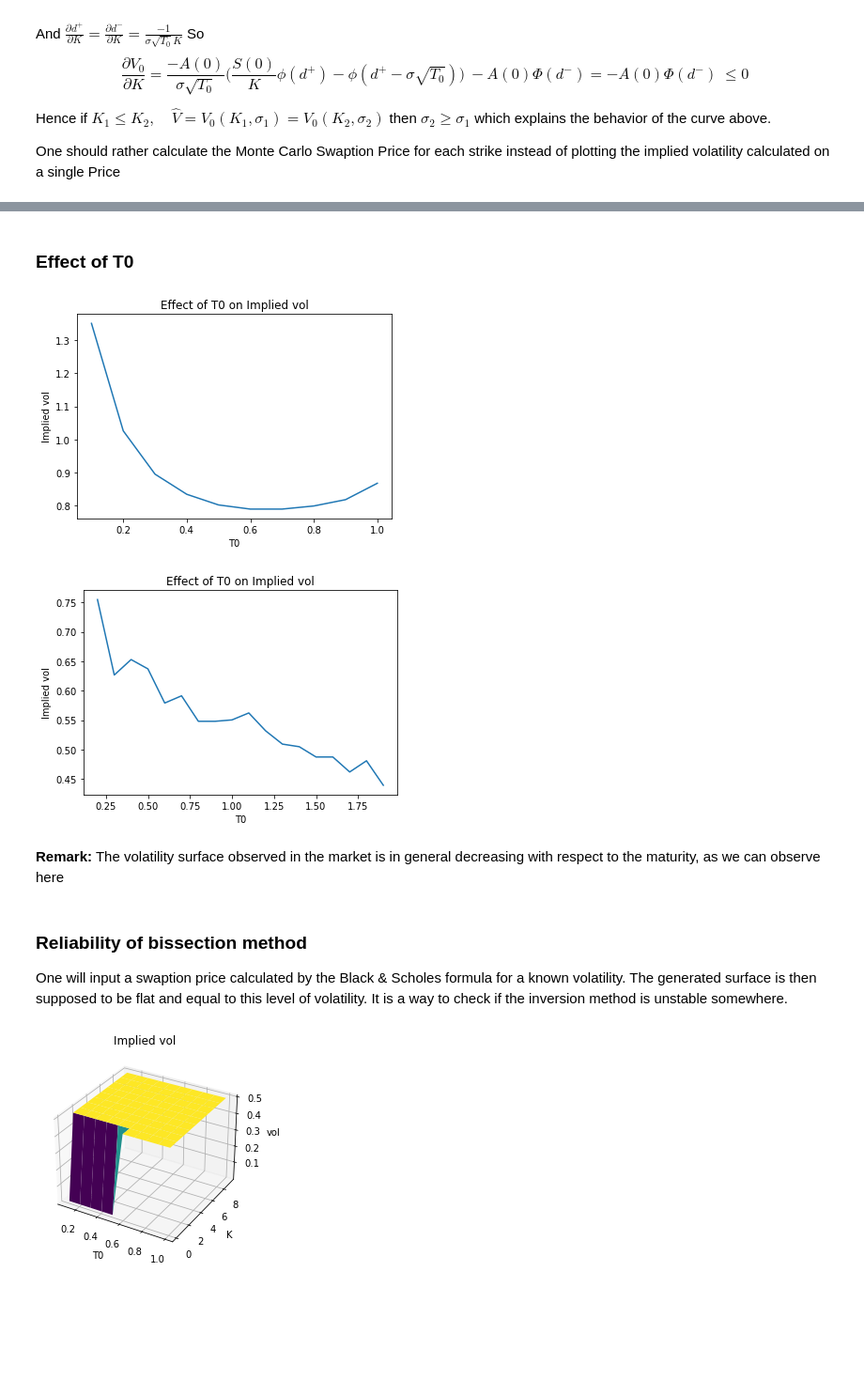
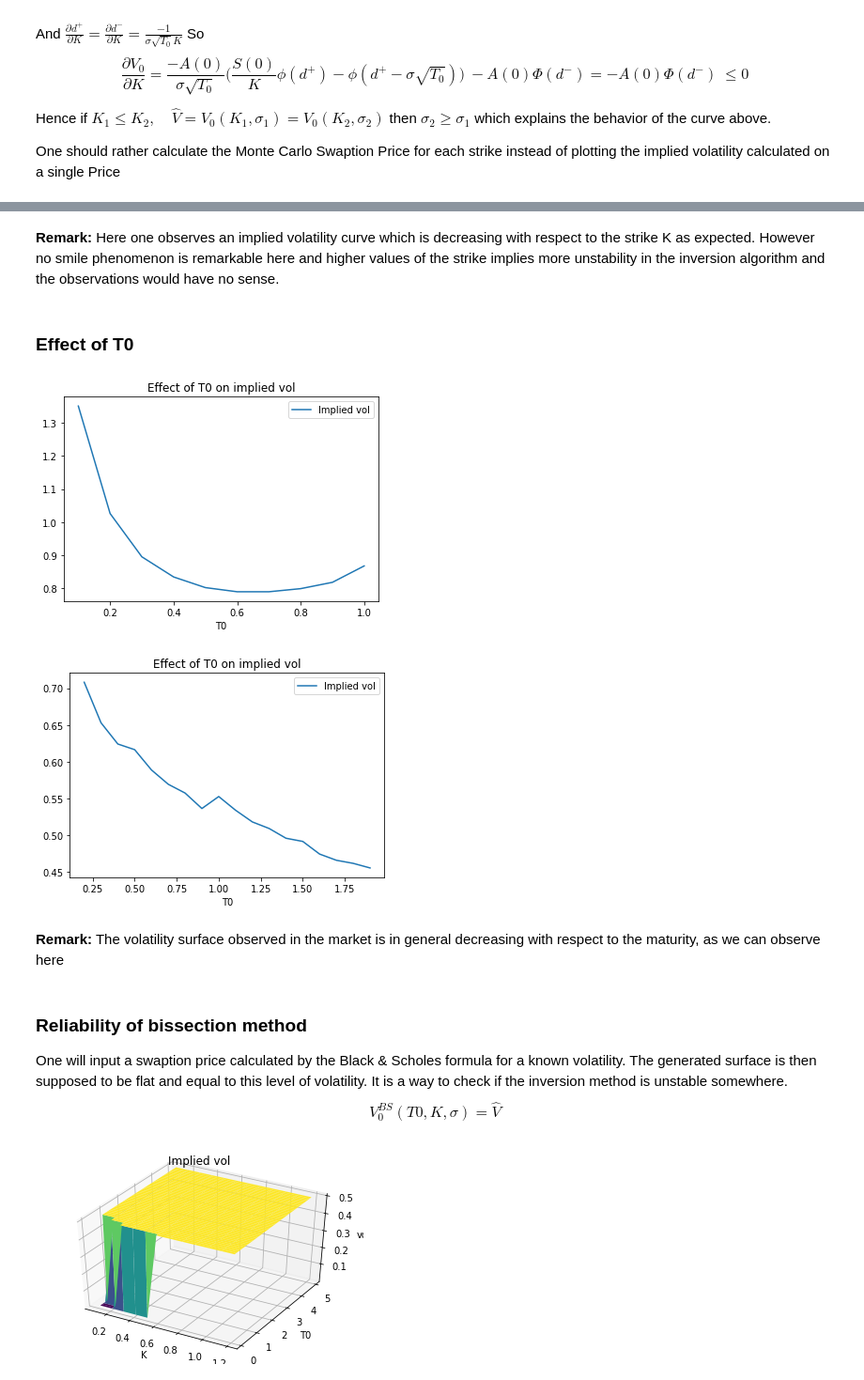
Before and after one commit to AlexisHoussard/Stage-Awalee-2021, a Jupyter notebook: Model v.1.3.ipynb, the cells around one changed output, grey strips where cells are left out. Shown: that part at 94% size. Drawn from its saved outputs; the diff is of its cells as text; code cells hidden in the pictures; blank space fills up the shorter version.

Commit message:
Rectified plotting and new swaption pricing

```diff
--- a/Model v.1.3.ipynb
+++ b/Model v.1.3.ipynb
@@ -91,10 +93,10 @@ def plot_3D(T0s, strikes, Mtm):
 chi = 1
 lmbda = 1
 a = 1
-b = 0
+b = 1
 K = 1
 N = 20
-M = 10000
+M = 100000
 r = 1
 maturities = np.arange(0.5,5)     #tenor structure of the underlying swap T0=1,2...6=TN
 T0 = maturities[0]
@@ -369,15 +368,12 @@ Hence if $K_1 \le K_2, \quad \hat{V} = V_0(K_1,\sigma_1) = V_0(K_2,\sigma_2)$ th
 
 One should rather calculate the Monte Carlo Swaption Price for each strike instead of plotting the implied volatility calculated on a single Price
 # %%
-strikes = np.arange(0.1,4,0.1)
+#MC(K) = BS(K,sigma)
+strikes = np.arange(0.1,5,0.1)
 implied_vol = []
 for k in strikes:
     Price = swaption(M,N,T0,k,lmbda,a,b,chi,bonds,maturities)
     implied_vol.append(bissectrice(10,Price,bonds,k,maturities))
-plt.figure()
-plt.xlabel('strike K')
-plt.ylabel('Implied vol')
-plt.title('Effect of strike on Implied vol')
-plt.plot(strikes,implied_vol)
-plt.show()
+
+plot2D(strikes,implied_vol,'strike K','Implied vol','Effect of strike on implied vol')
 # %% [output]
@@ -385,17 +381,16 @@ plt.show()
+# %% [markdown]
+**Remark:** Here one observes an implied volatility curve which is decreasing with respect to the strike K as expected. However no smile phenomenon is remarkable here and higher values of the strike implies more unstability in the inversion algorithm and the observations would have no sense.
 # %% [markdown]
 ### Effect of T0
 # %%
 T0s = np.arange(0.1,1.1,0.1)
 impli_vol = [bissectrice(10,0.1,[np.exp(-r*m) for m in np.arange(t,5)],2,np.arange(t,5)) for t in T0s]
-plt.figure()
-plt.xlabel('T0')
-plt.ylabel('Implied vol')
-plt.title('Effect of T0 on Implied vol')
-plt.plot(T0s,impli_vol)
-plt.show()
+
+plot2D(T0s,impli_vol,'T0','Implied vol','Effect of T0 on implied vol')
 # %% [output]
-[figure, old version]
+[figure, new version]
 # %%
+# MC(T0) = BS(T0,sigma)
 T0s = np.arange(0.2,2,0.1)
 implied_vol = []
 for T in T0s:
@@ -404,47 +399,39 @@ for T in T0s:
     Price = swaption(M,N,T,K,lmbda,a,b,chi,ZC_bonds,tenor)
     implied_vol.append(bissectrice(10,Price,ZC_bonds,K,tenor))
 
-plt.figure()
-plt.xlabel('T0')
-plt.ylabel('Implied vol')
-plt.title('Effect of T0 on Implied vol')
-plt.plot(T0s,implied_vol)
-plt.show()
+plot2D(T0s,implied_vol,'T0','Implied vol','Effect of T0 on implied vol')
 # %% [output]
-[figure, old version]
+[figure, new version]
 # %% [markdown]
 **Remark:** The volatility surface observed in the market is in general decreasing with respect to the maturity, as we can observe here
 # %% [markdown]
 ### Reliability of bissection method
-One will input a swaption price calculated by the Black & Scholes formula for a known volatility. The generated surface is then supposed to be flat and equal to this level of volatility. It is a way to check if the inversion method is unstable somewhere.
+One will input a swaption price calculated by the Black & Scholes formula for a known volatility. The generated surface is then supposed to be flat and equal to this level of volatility. It is a way to check if the inversion method is unstable somewhere. $$V_0^{BS}(T0,K,\sigma) = \hat{V}$$
 # %%
 #from a BS price with sigma known --> flat curve in theory
-
+T0s = np.arange(0.1,1.3,0.1)
+strikes = np.arange(0.1,5,0.1)
 X,Y = np.meshgrid(T0s, strikes)
 sigma = 0.5
 Z = np.zeros((strikes.size,T0s.size))
 i,j= 0,0
 for k in strikes:
     for t in T0s:
         maturities = np.arange(t,5)
         bonds = [np.exp(-r*m) for m in maturities]
         nb_maturities = maturities.size
         A0 = sum([(maturities[i+1]-maturities[i])*bonds[i+1] for i in range(0,nb_maturities-1)])
         S0 = (bonds[0]-bonds[-1])/A0
-        Z[i][j] = bissectrice(10,Price_BS(S0,A0,t,k,sigma), bonds, k, maturities)
+        Price = Price_BS(S0,A0,t,k,sigma)
+        vol = bissectrice(10,Price, bonds, k, maturities)
+        Z[i][j] = vol
         #Z[i][j] = Brent(Price_BS(S0,A0,t,k,sigma), bonds, k, maturities)
-        j = (j+1)%10
+        #print("K=",k,"T0=",t,"Price=",Price,"vol=",vol,"Zi,j=",Z[i][j])
+        j = (j+1)%T0s.size
     i+=1
 
-#Z = np.array([[bissectrice(10,Price_BS(S0,A0,t,k,sigma),[np.exp(-r*m) for m in np.arange(t,5)],k,np.arange(t,5)) for t in T0s] for k in strikes])
-fig = plt.figure()
-ax = plt.axes(projection='3d')
-ax.plot_surface(X, Y, Z, rstride=1, cstride=1, cmap='viridis', edgecolor='none')
-ax.set_xlabel('T0')
-ax.set_ylabel('K')
-ax.set_zlabel('vol')
-ax.set_title('Implied vol');
+plot3D(X,Y,Z,300)
 # %% [output]
-[figure, old version]
+[figure, new version]
 # %% [markdown]
 **Remark:** It can be osbserved that the implied volatility surface is flat almost everywhere. However implied volatility seems to vanish for low levels of $K$ and $T_0$. The lower the input volatility is, the more important is the unstability.
```
Also changed, not shown: parts of 30 cells of this notebook.
